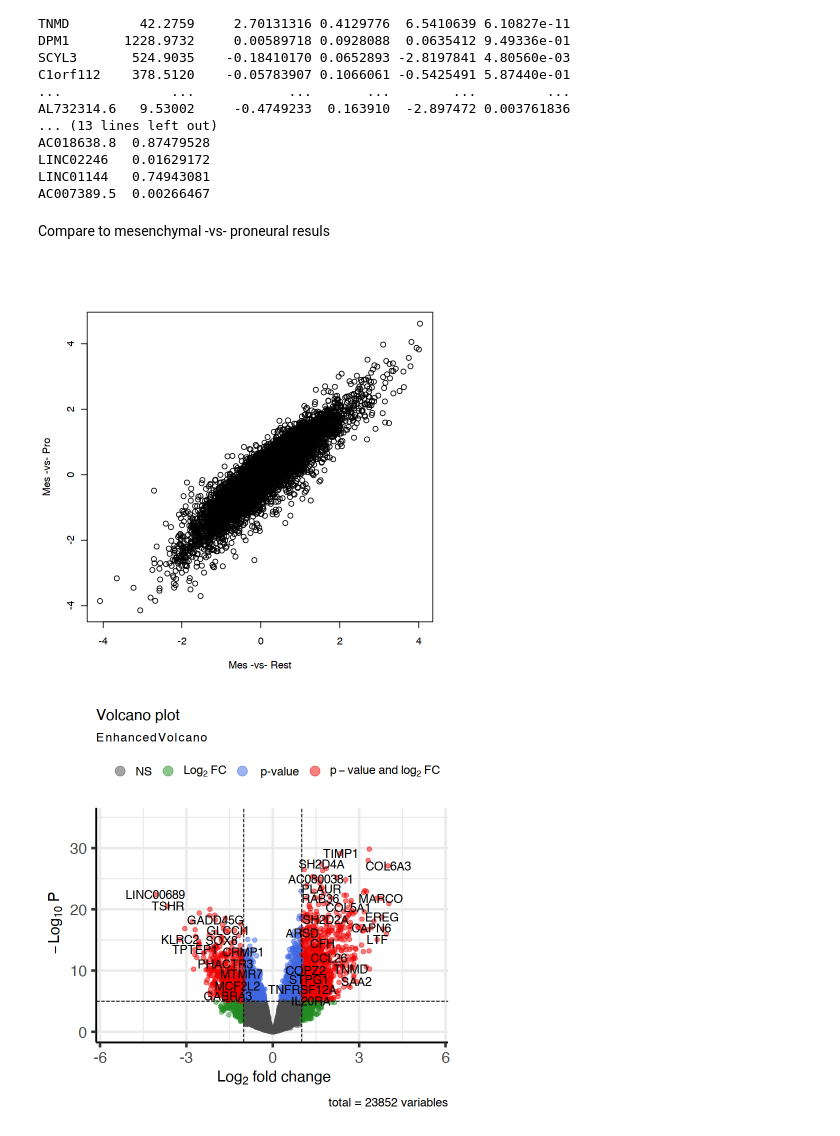
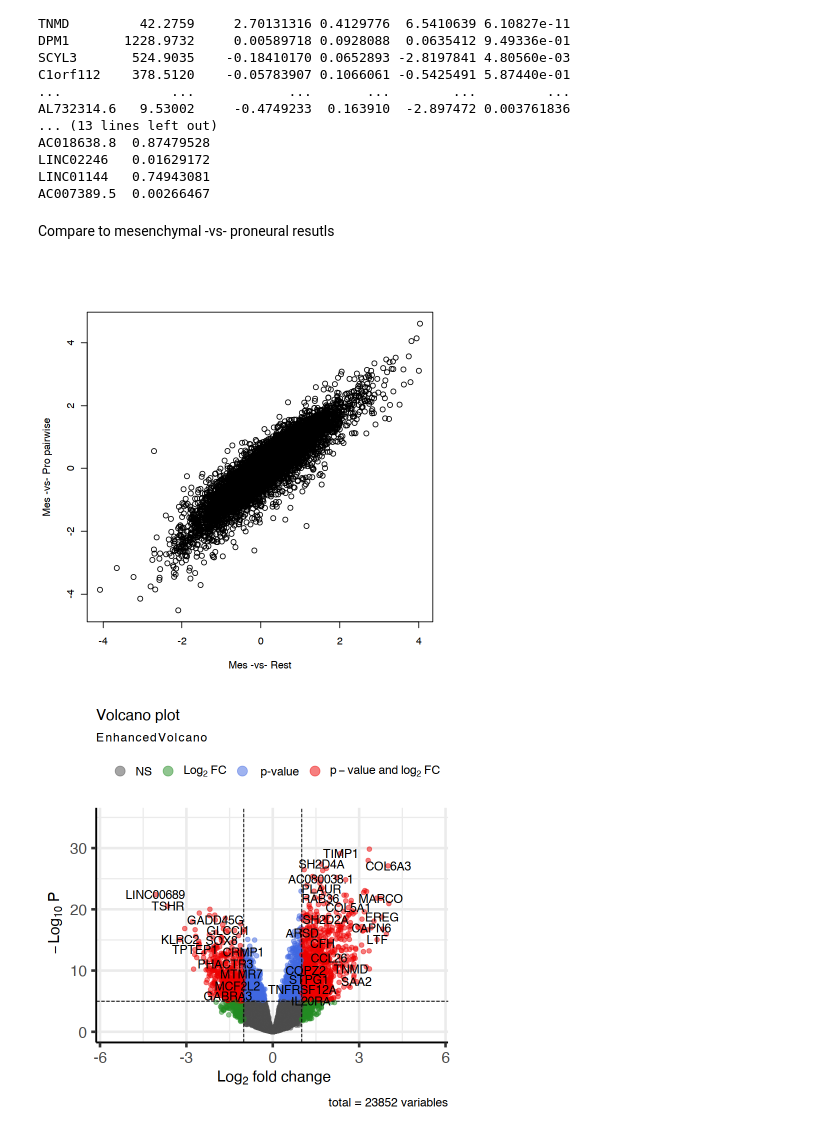
Before and after one commit to FredHutch/tfcb_2022, a Jupyter notebook: lectures/lecture17/Lecture17.ipynb, the cells around one changed output. Saved outputs shown, nothing was run; the diff lists cells and outputs as text; code cells hidden in the pictures.

```diff
--- a/lectures/lecture17/Lecture17.ipynb
+++ b/lectures/lecture17/Lecture17.ipynb
@@ -329,8 +348,7 @@ colData names(4): barcode sample tissue_type Subtype
 Perform differential analysis.
 # %%
 dds <- DESeq(dds)
-res <- results(dds)
-mes_vs_pro_pairwise = res
+mes_vs_pro_pairwise <- results(dds)
 # %% [output]
 estimating size factors
 
@@ -390,0 +391,3 @@ PRDX6   10350.023       0.980261  0.108230   9.05722 1.33814e-19 1.77318e-16
+# %%
+# Let us sort by adjusted p-values
+mes_vs_pro_pairwise <- mes_vs_pro_pairwise[order(mes_vs_pro_pairwise$padj),]
@@ -508,14 +759,14 @@ LINC02246   0.01629172
 LINC01144   0.74943081
 AC007389.5  0.00266467
 # %% [markdown]
-Compare to mesenchymal -vs- proneural resuls
+Compare to mesenchymal -vs- proneural resutls
 # %%
 plot(mes_vs_rest[, 'log2FoldChange'],
-     mes_vs_pro[rownames(res), 'log2FoldChange'],
-     xlab='Mes -vs- Rest', ylab='Mes -vs- Pro',
+     mes_vs_pro_pairwise[rownames(mes_vs_rest), 'log2FoldChange'],
+     xlab='Mes -vs- Rest', ylab='Mes -vs- Pro pairwise',
      )
 # %% [output]
-[figure, old version]
+[figure, new version]
 # %%
   EnhancedVolcano(mes_vs_rest,
     lab = rownames(mes_vs_rest),
```
Also changed, not shown: parts of 89 cells of this notebook, 1 other file.
